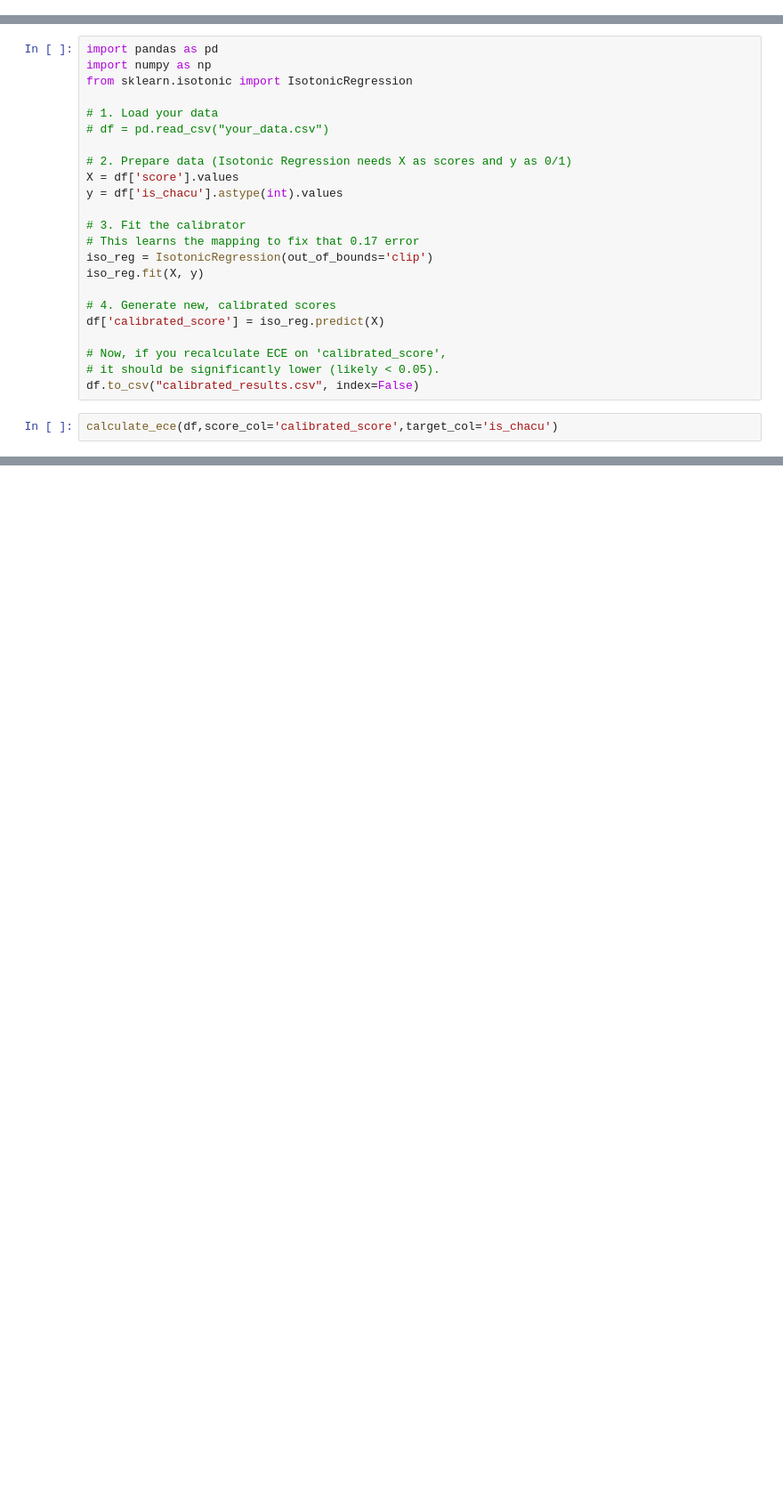
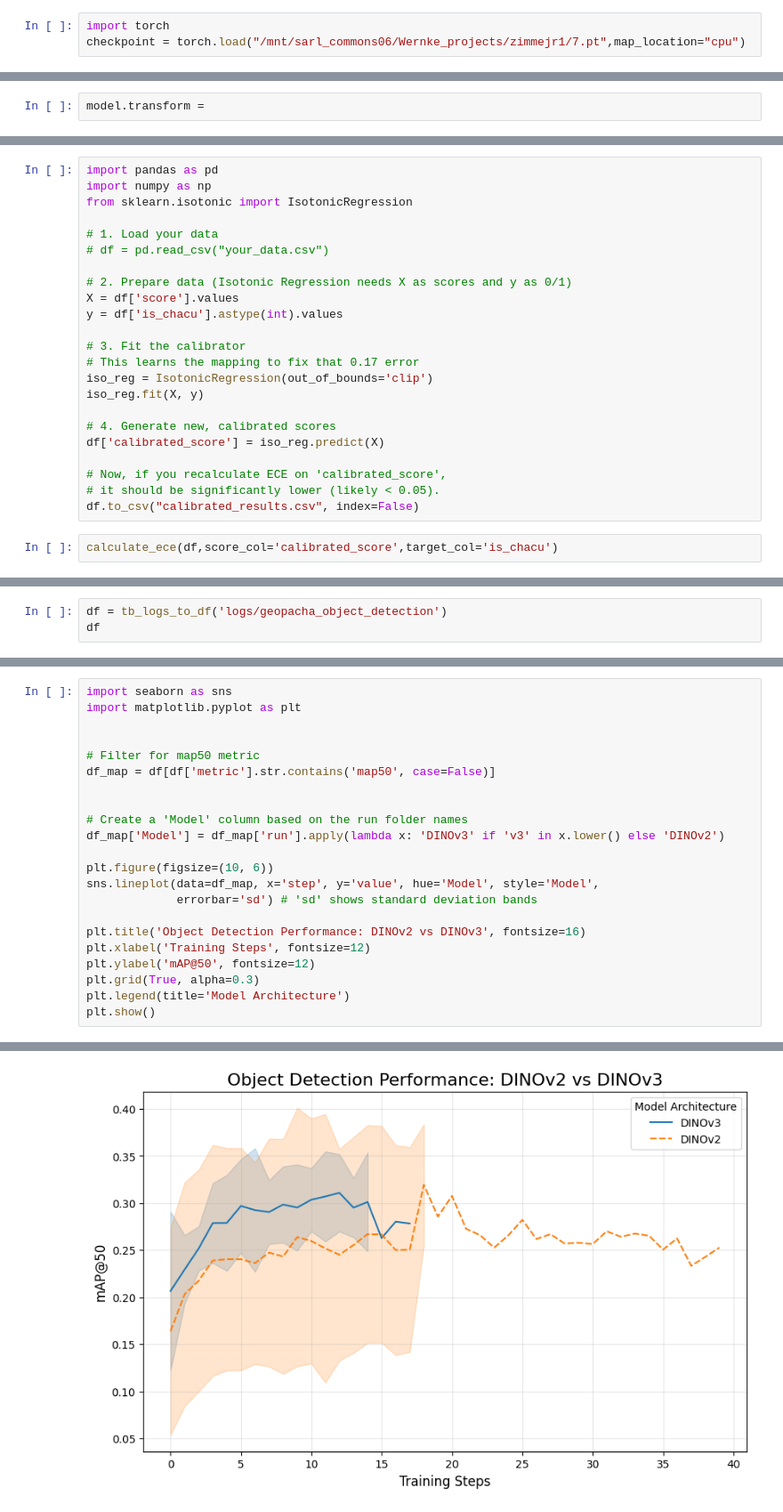
Before and after one commit to JamesZDonline/dinov3_stack, a Jupyter notebook: sandbox.ipynb, the cells around one changed output, grey strips where cells are left out. Shown at 89% size. Saved outputs shown, nothing was run; the diff lists cells and outputs as text; blank space fills up the shorter version.

```diff
--- a/sandbox.ipynb
+++ b/sandbox.ipynb
@@ -0,0 +117,3 @@
+# %%
+import torch
+checkpoint = torch.load("/mnt/sarl_commons06/Wernke_projects/zimmejr1/7.pt",map_location="cpu")
@@ -0,0 +208,2 @@
+# %%
+model.transform =
@@ -640,0 +901,3 @@ calculate_ece(df,score_col='calibrated_score',target_col='is_chacu')
+# %%
+df = tb_logs_to_df('logs/geopacha_object_detection')
+df
@@ -640,0 +1062,23 @@ calculate_ece(df,score_col='calibrated_score',target_col='is_chacu')
+# %%
+import seaborn as sns
+import matplotlib.pyplot as plt
+
+
+# Filter for map50 metric
+df_map = df[df['metric'].str.contains('map50', case=False)]
+
+
+# Create a 'Model' column based on the run folder names
+df_map['Model'] = df_map['run'].apply(lambda x: 'DINOv3' if 'v3' in x.lower() else 'DINOv2')
+
+plt.figure(figsize=(10, 6))
+sns.lineplot(data=df_map, x='step', y='value', hue='Model', style='Model',
+             errorbar='sd') # 'sd' shows standard deviation bands
+
+plt.title('Object Detection Performance: DINOv2 vs DINOv3', fontsize=16)
+plt.xlabel('Training Steps', fontsize=12)
+plt.ylabel('mAP@50', fontsize=12)
+plt.grid(True, alpha=0.3)
+plt.legend(title='Model Architecture')
+plt.show()
+# %% [output]
@@ -640,0 +1090 @@ calculate_ece(df,score_col='calibrated_score',target_col='is_chacu')
+[figure, added]
```
Also changed, not shown: parts of 34 cells of this notebook, 2 other files.
